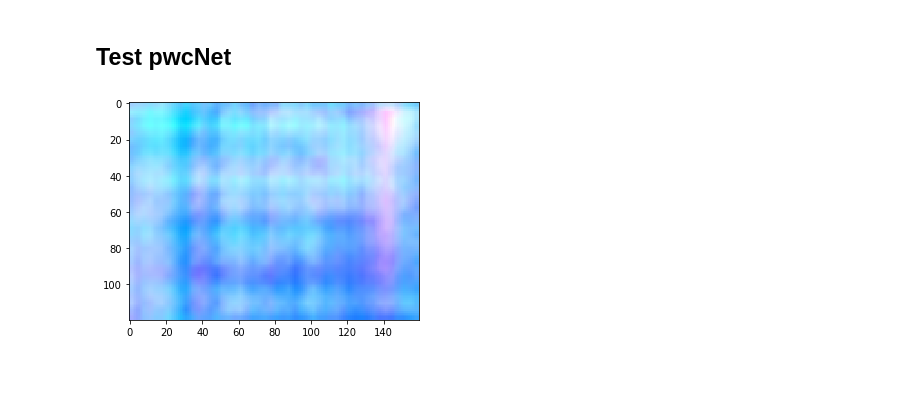
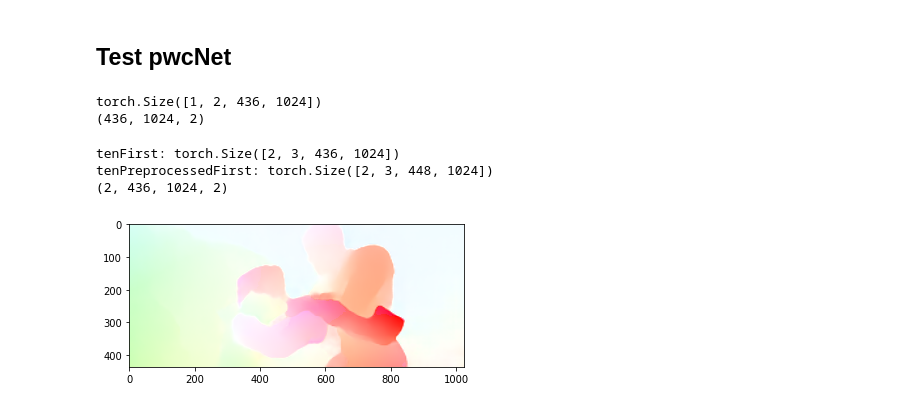
Before and after one commit to eric-yyjau/pytorch-pwc, a Jupyter notebook: test_pwc.ipynb, the cells around one changed output. Saved outputs shown, nothing was run; the diff lists cells and outputs as text; code cells hidden in the pictures; blank space fills up the shorter version.

Commit message:
fix batch size > 1

```diff
--- a/test_pwc.ipynb
+++ b/test_pwc.ipynb
@@ -41,6 +38,44 @@ flow = flow.numpy().transpose([1,2,0])
+# %%
+dummy_im = np.ones((120,160,3))
+first_file = './images/first.png'
+second_file = './images/second.png'
+first_im = np.array(PIL.Image.open(first_file))[:, :, ::-1].transpose(2, 0, 1).astype(np.float32) * (1.0 / 255.0)
+second_im = np.array(PIL.Image.open(second_file))[:, :, ::-1].transpose(2, 0, 1).astype(np.float32) * (1.0 / 255.0)
+# tenFirst = torch.FloatTensor(dummy_im[:, :, ::-1].transpose(2, 0, 1).astype(np.float32))
+tenFirst = torch.FloatTensor(first_im)
+# tenSecond = torch.FloatTensor(dummy_im[:, :, ::-1].transpose(2, 0, 1).astype(np.float32))
+tenSecond = torch.FloatTensor(second_im)
+flow = estimate(tenFirst, tenSecond)
+# %%
+# estimate_batch
+device = 'cuda'
+flow = estimate_batch(tenFirst.unsqueeze(0).to(device), tenSecond.unsqueeze(0).to(device))
+print(flow.shape)
+flow = flow.to('cpu').squeeze(0).numpy().transpose([1,2,0])
+print(flow.shape)
+# %% [output]
+torch.Size([1, 2, 436, 1024])
+(436, 1024, 2)
+# %%
+# estimate_batch repetitive images
+first_im = np.array(PIL.Image.open(first_file)).transpose(2, 0, 1).astype(np.float32) * (1.0 / 255.0)
+tenFirst = torch.FloatTensor(first_im)
+tenFirst = torch.stack([tenFirst]*2)
+second_im = np.array(PIL.Image.open(second_file)).transpose(2, 0, 1).astype(np.float32) * (1.0 / 255.0)
+tenSecond = torch.FloatTensor(second_im)
+tenSecond = torch.stack([tenSecond]*2)
+print(f"tenFirst: {tenFirst.shape}")
+
+flow = estimate_batch(tenFirst.to(device), tenSecond.to(device))
+flow = flow.to('cpu').numpy().transpose([0,2,3,1])
+print(flow.shape)
+# %% [output]
+tenFirst: torch.Size([2, 3, 436, 1024])
+tenPreprocessedFirst: torch.Size([2, 3, 448, 1024])
+(2, 436, 1024, 2)
 # %%
-flow_color = flow_vis.flow_to_color(flow, convert_to_bgr=False)
+flow_color = flow_vis.flow_to_color(flow[1], convert_to_bgr=False)
 plt.imshow(flow_color)
 plt.show()
 # %% [output]
-[figure, old version]
+[figure, new version]
```
Also changed, not shown: parts of 4 cells of this notebook, 1 other file.
